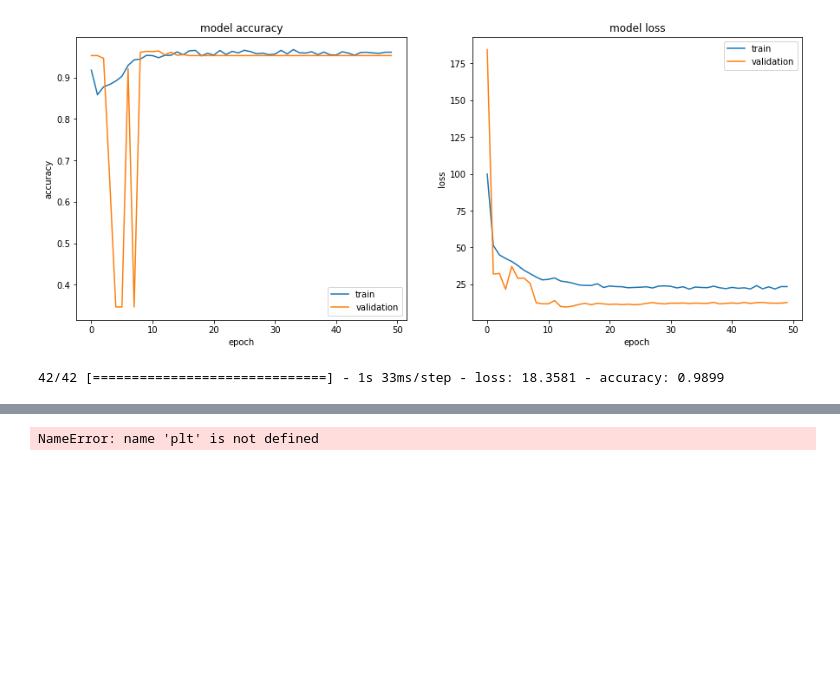
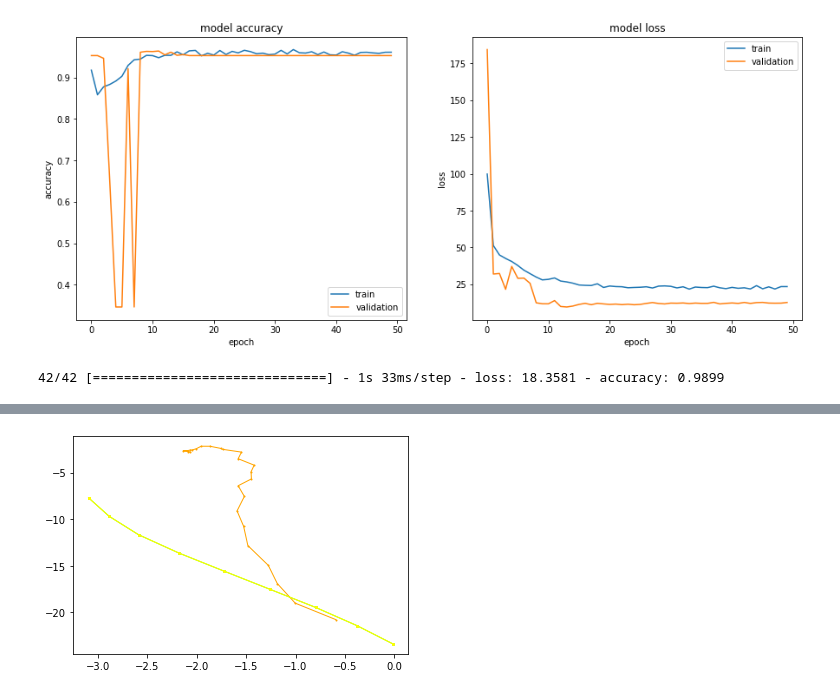
Before and after one commit to saitejamalyala/rosbag2numpy, a Jupyter notebook: iter_create_np_fromrbag/data_loader.ipynb, the cells around one changed output, grey strips where cells are left out. Drawn from its saved outputs; the diff is of its cells as text; code cells hidden in the pictures; blank space fills up the shorter version.

```diff
--- a/iter_create_np_fromrbag/data_loader.ipynb
+++ b/iter_create_np_fromrbag/data_loader.ipynb
@@ -363,7 +350,7 @@ plot_scene(test_data)
 # %%
-plt.plot(predictions[test_idx][:,0],predictions[test_idx][:,1],'-o', color = 'red', markersize=1, linewidth=1)
-plt.plot(np_tst_init_path[test_idx][:,0],np_tst_init_path[test_idx][:,1],'-o', color='brown',markersize=2, linewidth=1)
-plt.plot(np_tst_opt_path[test_idx][:,0],np_tst_opt_path[test_idx][:,1],'-o', color='cyan',markersize=2, linewidth=1)
+plt.plot(predictions[test_idx][:,0],predictions[test_idx][:,1],'-o', color = 'orange', markersize=1, linewidth=1)
+plt.plot(np_tst_init_path[test_idx][:,0],np_tst_init_path[test_idx][:,1],'-o', color='lawngreen',markersize=2, linewidth=1)
+plt.plot(np_tst_opt_path[test_idx][:,0],np_tst_opt_path[test_idx][:,1],'-o', color='yellow',markersize=2, linewidth=1)
 plt.show()
 # %% [output]
-NameError: name 'plt' is not defined
+[figure, added]
```
Also changed, not shown: parts of 5 cells of this notebook.
